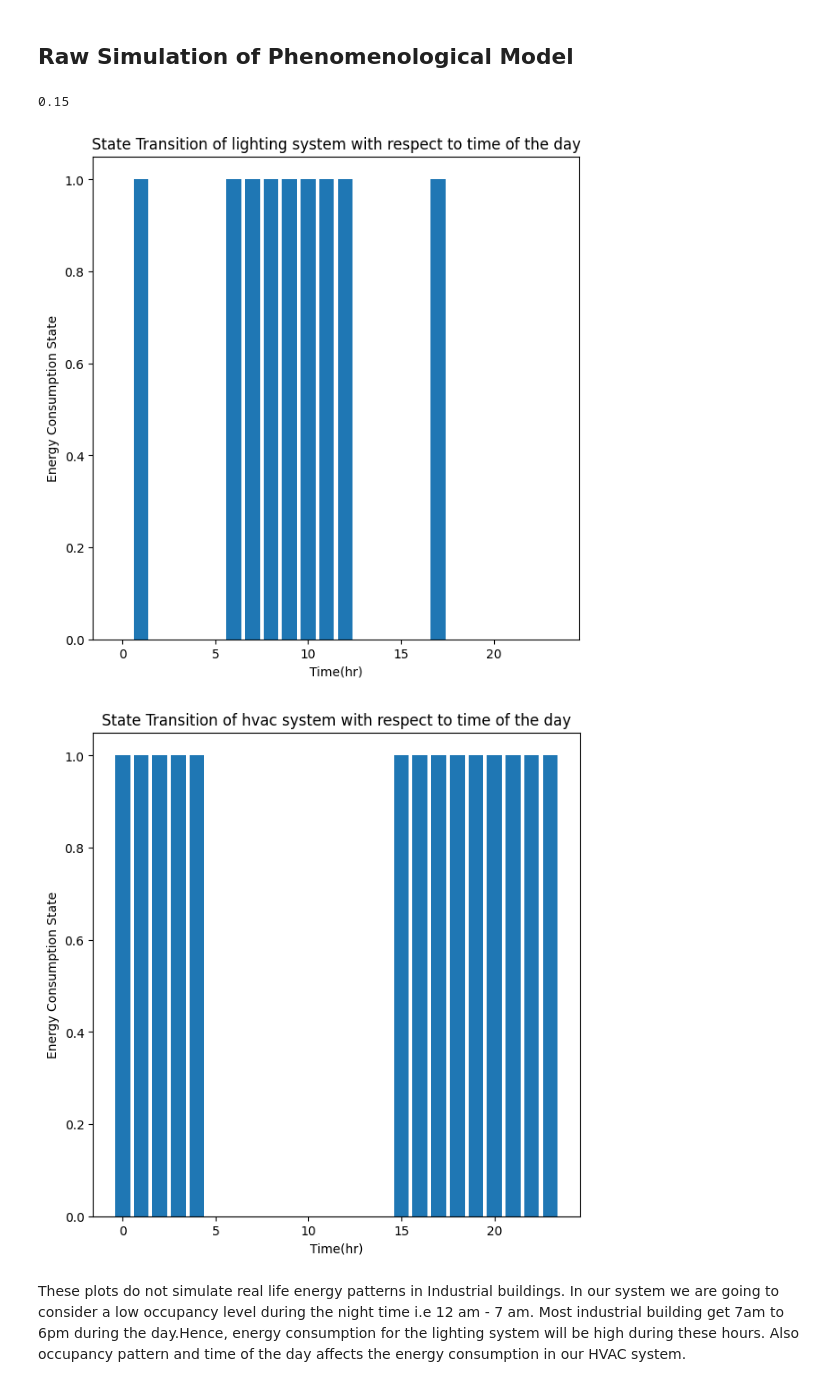
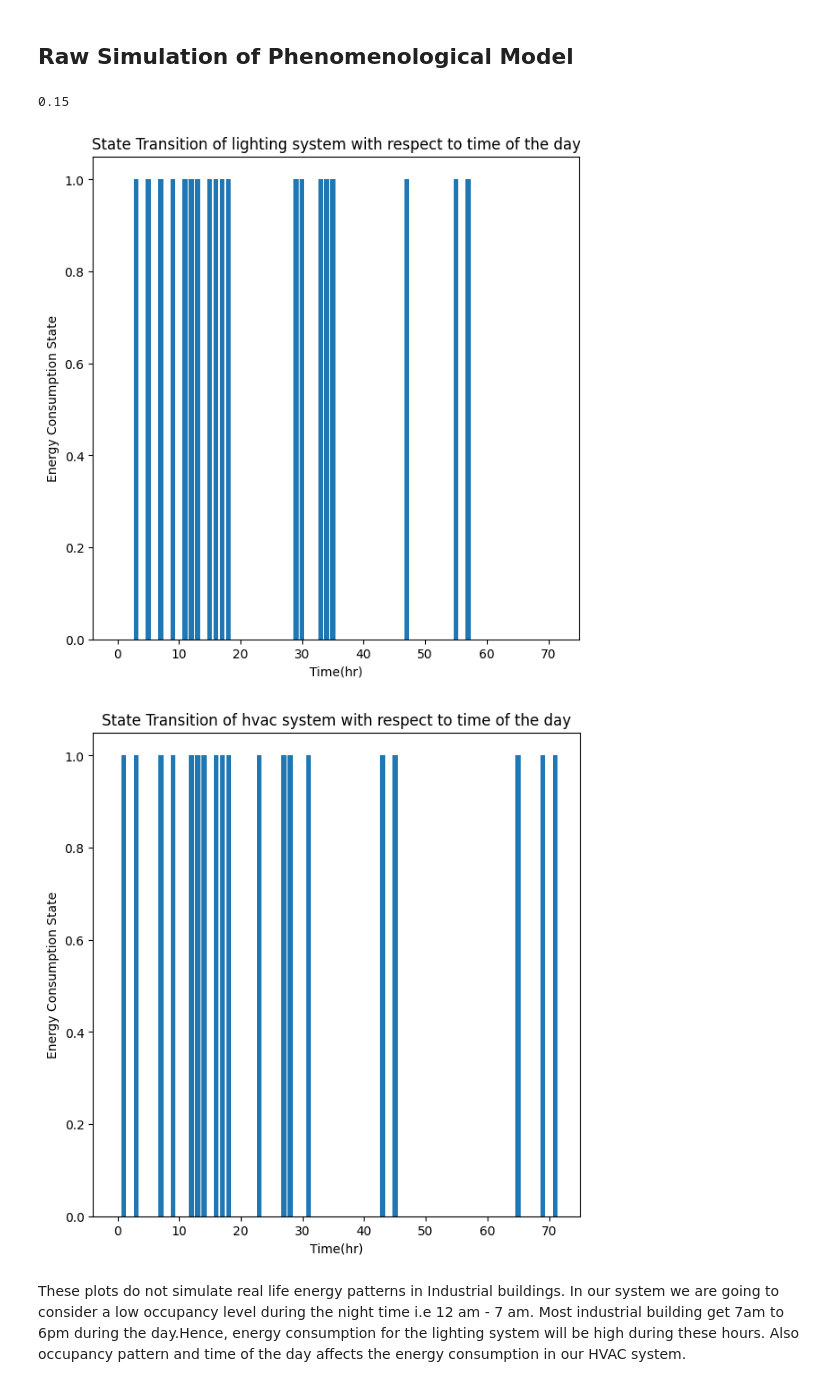
Before and after one commit to Themaytrix/mathmodeling_proj, a Jupyter notebook: proj1.ipynb, the cells around one changed output. Cells and saved outputs as stored; diff of their text form; code cells hidden in the pictures.

```diff
--- a/proj1.ipynb
+++ b/proj1.ipynb
@@ -6,7 +6,7 @@ import matplotlib.pyplot as plt
 # %%
 # considering transition for lighting and HVAC system
 P_lighting = np.array([[0.85, 0.15],  # Night, mostly low energy with small chance for high energy
-                       [0.20, 0.80]])  # Daytime, high occupancy, high energy stays dominant
+                       [0.10, 0.9]])  # Daytime, high occupancy, high energy stays dominant
 
 P_hvac = np.array([[0.75, 0.25],  # Moderate temperature, low HVAC consumption
                    [0.30, 0.70]])  # High temperature, high HVAC consumption
@@ -17,40 +17,46 @@ lighting_state = 0
 hvac_state = 0
 
 # simulation for each hour in a day
-T = 24
+T = 24 * 3
 
 print(P_lighting[0,1])
 
 # lighting and hvac system states
 l_states =np.zeros(T)
 hvac_states = np.zeros(T)
 
 for i in range(T):
+    if i < 7 or i>18:
+        hvac_state = 0
+        lighting_state = 0
+    else:
+        hvac_state =1
+        lighting_state=1
     lighting_state = np.random.choice([0,1],p=P_lighting[lighting_state])
     hvac_state = np.random.choice([0,1], p=P_hvac[hvac_state])
 
     l_states[i] = lighting_state
     hvac_states[i] = hvac_state
 
 # plot for lighting
 plt.figure(figsize=(7,7))
 plt.bar([x for x in range(T)],l_states)
 plt.title('State Transition of lighting system with respect to time of the day')
 plt.xlabel('Time(hr)')
 plt.ylabel('Energy Consumption State')
 plt.show()
 
 # plot for hvac
 plt.figure(figsize=(7,7))
 plt.bar([x for x in range(T)],hvac_states)
 plt.title('State Transition of hvac system with respect to time of the day')
 plt.xlabel('Time(hr)')
 plt.ylabel('Energy Consumption State')
 plt.show()
 # %% [output]
 0.15
-[figure, old version]
+[figure, new version]
-[figure, old version]
+[figure, new version]
 # %% [markdown]
 These plots do not simulate real life energy patterns in Industrial buildings. In our system we are going to consider a low occupancy level during the night time i.e 12 am - 7 am. Most industrial building get 7am to 6pm during the day.Hence, energy consumption for the lighting system will be high during these hours. Also occupancy pattern and time of the day affects the energy consumption in our HVAC system.
 # %% [markdown]
```
Also changed, not shown: parts of 5 cells of this notebook, 1 other file.
